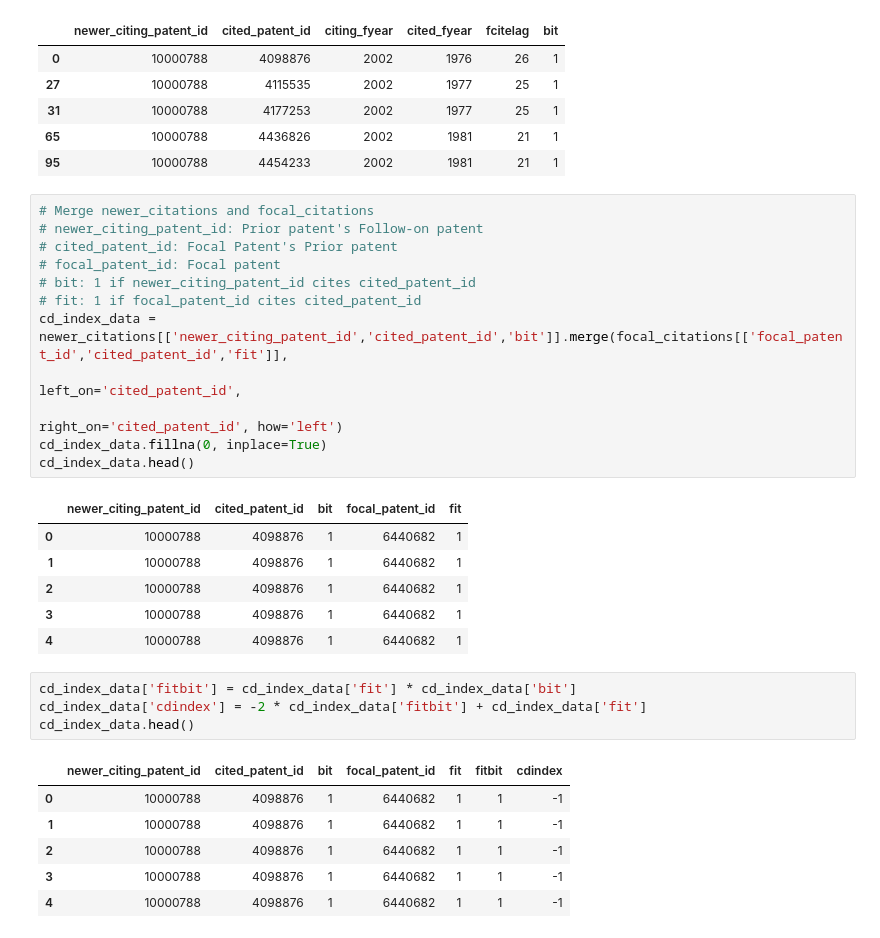
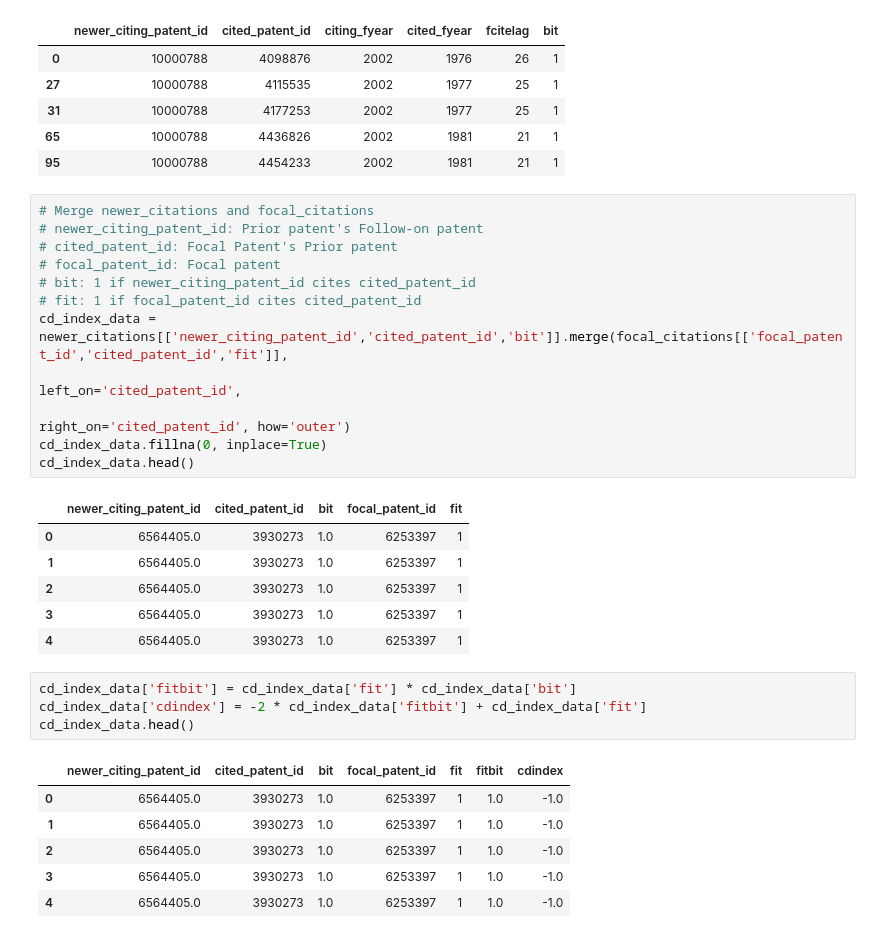
Before and after one commit to awekim/NASci-TechNexus, a Jupyter notebook: DataExploration.ipynb, the cells around one changed output. Drawn from its saved outputs; the diff is of its cells as text.

```diff
--- a/DataExploration.ipynb
+++ b/DataExploration.ipynb
@@ -128,33 +128,33 @@ newer_citations.head()
 # %%
 # Merge newer_citations and focal_citations
 # newer_citing_patent_id: Prior patent's Follow-on patent
 # cited_patent_id: Focal Patent's Prior patent
 # focal_patent_id: Focal patent
 # bit: 1 if newer_citing_patent_id cites cited_patent_id
 # fit: 1 if focal_patent_id cites cited_patent_id
 cd_index_data = newer_citations[['newer_citing_patent_id','cited_patent_id','bit']].merge(focal_citations[['focal_patent_id','cited_patent_id','fit']],
                                                                                     left_on='cited_patent_id',
-                                                                                    right_on='cited_patent_id', how='left')
+                                                                                    right_on='cited_patent_id', how='outer')
 cd_index_data.fillna(0, inplace=True)
 cd_index_data.head()
 # %% [output]
 |  | newer_citing_patent_id | cited_patent_id | bit | focal_patent_id | fit |
-| 0 | 10000788 | 4098876 | 1 | 6440682 | 1 |
-| 1 | 10000788 | 4098876 | 1 | 6440682 | 1 |
-| 2 | 10000788 | 4098876 | 1 | 6440682 | 1 |
-| 3 | 10000788 | 4098876 | 1 | 6440682 | 1 |
-| 4 | 10000788 | 4098876 | 1 | 6440682 | 1 |
+| 0 | 6564405.0 | 3930273 | 1.0 | 6253397 | 1 |
+| 1 | 6564405.0 | 3930273 | 1.0 | 6253397 | 1 |
+| 2 | 6564405.0 | 3930273 | 1.0 | 6253397 | 1 |
+| 3 | 6564405.0 | 3930273 | 1.0 | 6253397 | 1 |
+| 4 | 6564405.0 | 3930273 | 1.0 | 6253397 | 1 |
 # %%
 cd_index_data['fitbit'] = cd_index_data['fit'] * cd_index_data['bit']
 cd_index_data['cdindex'] = -2 * cd_index_data['fitbit'] + cd_index_data['fit']
 cd_index_data.head()
 # %% [output]
 |  | newer_citing_patent_id | cited_patent_id | bit | focal_patent_id | fit | fitbit | cdindex |
-| 0 | 10000788 | 4098876 | 1 | 6440682 | 1 | 1 | -1 |
-| 1 | 10000788 | 4098876 | 1 | 6440682 | 1 | 1 | -1 |
-| 2 | 10000788 | 4098876 | 1 | 6440682 | 1 | 1 | -1 |
-| 3 | 10000788 | 4098876 | 1 | 6440682 | 1 | 1 | -1 |
-| 4 | 10000788 | 4098876 | 1 | 6440682 | 1 | 1 | -1 |
+| 0 | 6564405.0 | 3930273 | 1.0 | 6253397 | 1 | 1.0 | -1.0 |
+| 1 | 6564405.0 | 3930273 | 1.0 | 6253397 | 1 | 1.0 | -1.0 |
+| 2 | 6564405.0 | 3930273 | 1.0 | 6253397 | 1 | 1.0 | -1.0 |
+| 3 | 6564405.0 | 3930273 | 1.0 | 6253397 | 1 | 1.0 | -1.0 |
+| 4 | 6564405.0 | 3930273 | 1.0 | 6253397 | 1 | 1.0 | -1.0 |
 # %%
 cd_summary = cd_index_data.groupby('focal_patent_id')['cdindex'].sum().reset_index()
 cd_summary['cdindex'] /= cd_summary['focal_patent_id'].map(cd_summary['focal_patent_id'].value_counts())
```
Also changed, not shown: parts of 1 cell of this notebook.
